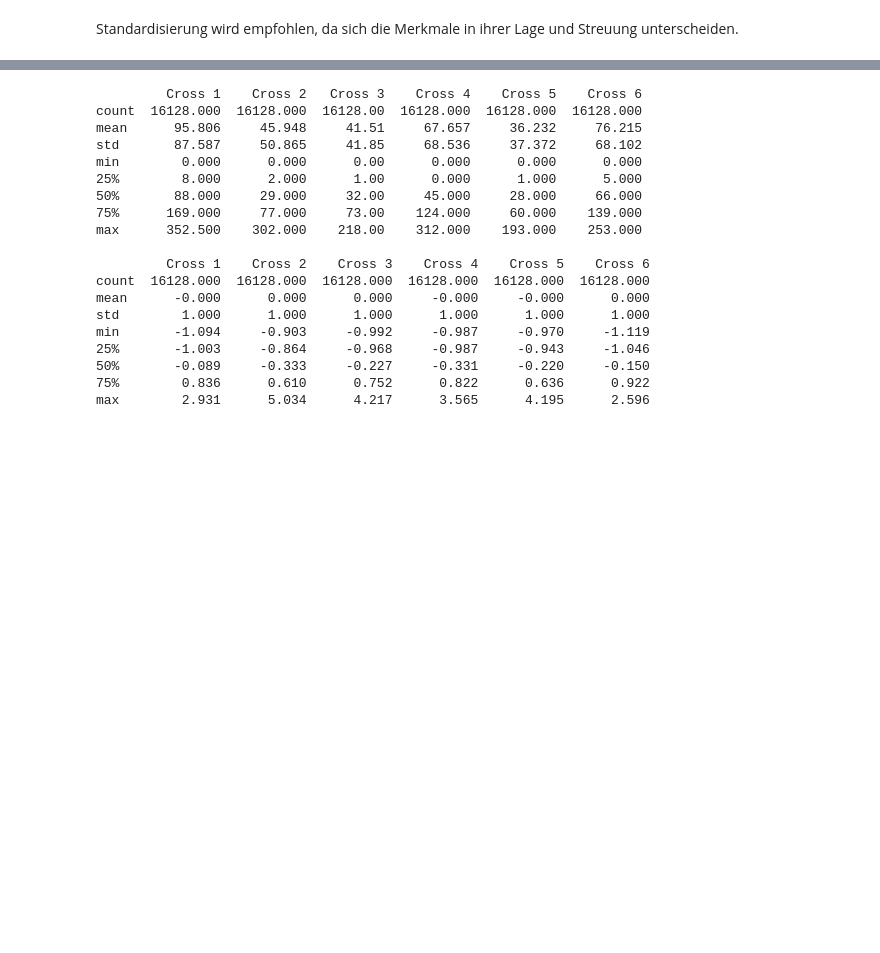
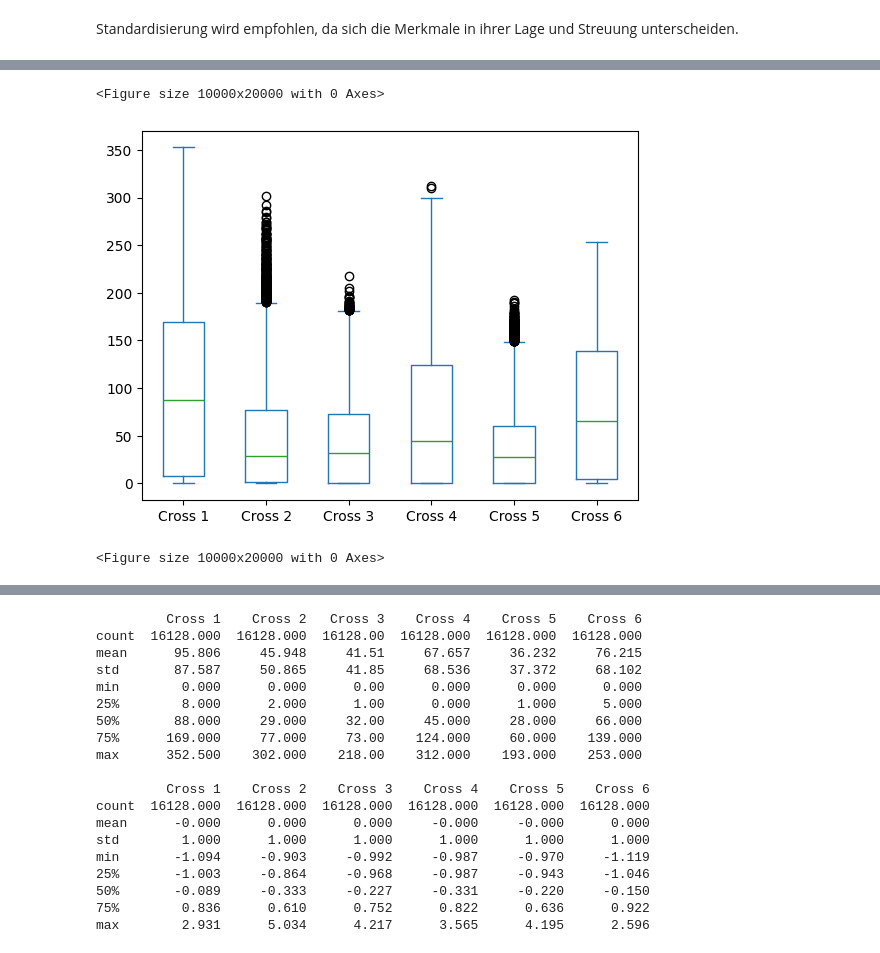
Before and after one commit to TieRub/DMg_2026, a Jupyter notebook: B1/B1_Notebook.ipynb, the cells around one changed output, grey strips where cells are left out. Cells and saved outputs as stored; diff of their text form; code cells hidden in the pictures; blank space fills up the shorter version.

```diff
--- a/B1/B1_Notebook.ipynb
+++ b/B1/B1_Notebook.ipynb
@@ -91,0 +151,12 @@ Standardisierung wird empfohlen, da sich die Merkmale in ihrer Lage und Streuung
+# %%
+# Boxplot der Originalwerte
+boxplot_df.plot.box(autorange=True, zorder=2)
+
+plt.figure(figsize=(100,200))
+#plt.title("Mittelwerte")
+#plt.xlabel("Merkmale")
+#plt.ylabel("Werte")
+# %% [output]
+<Figure size 10000x20000 with 0 Axes>
+[figure, added]
+<Figure size 10000x20000 with 0 Axes>
```
Also changed, not shown: parts of 30 cells of this notebook, 4 other files.
